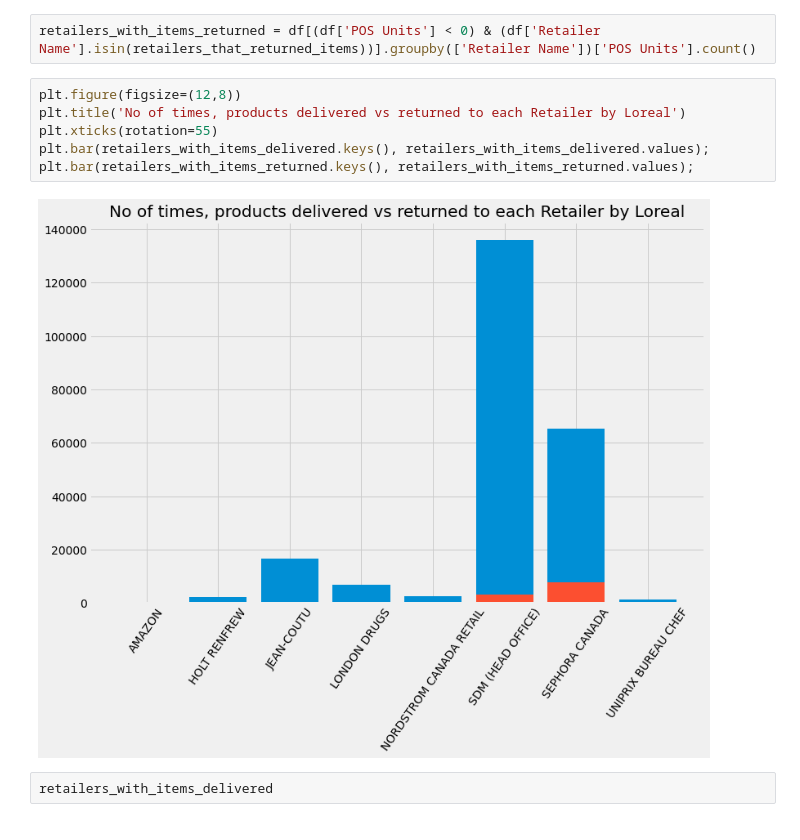
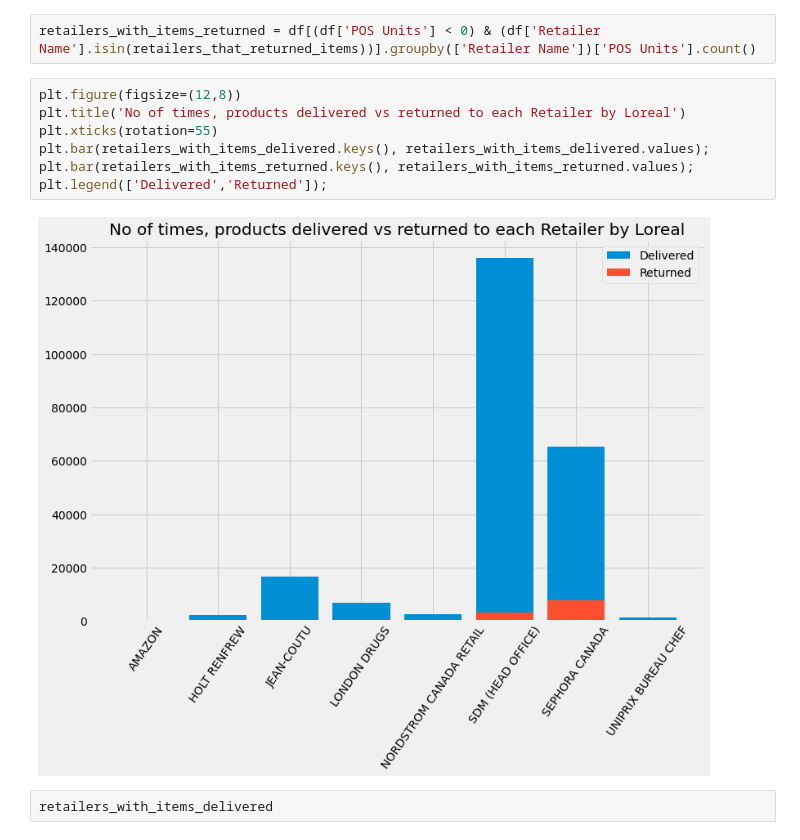
Before and after one commit to assultan/Loreal, a Jupyter notebook: Loreal_products_allocation.ipynb, the cells around one changed output. Saved outputs shown, nothing was run; the diff lists cells and outputs as text.

```diff
--- a/Loreal_products_allocation.ipynb
+++ b/Loreal_products_allocation.ipynb
@@ -368,11 +400,12 @@ retailers_with_items_returned = df[(df['POS Units'] < 0) & (df['Retailer Name'].
 # %%
 plt.figure(figsize=(12,8))
 plt.title('No of times, products delivered vs returned to each Retailer by Loreal')
 plt.xticks(rotation=55)
 plt.bar(retailers_with_items_delivered.keys(), retailers_with_items_delivered.values);
 plt.bar(retailers_with_items_returned.keys(), retailers_with_items_returned.values);
+plt.legend(['Delivered','Returned']);
 # %% [output]
-[figure, old version]
+[figure, new version]
 # %%
 retailers_with_items_delivered
 # %% [output]
```
Also changed, not shown: parts of 56 cells of this notebook.
